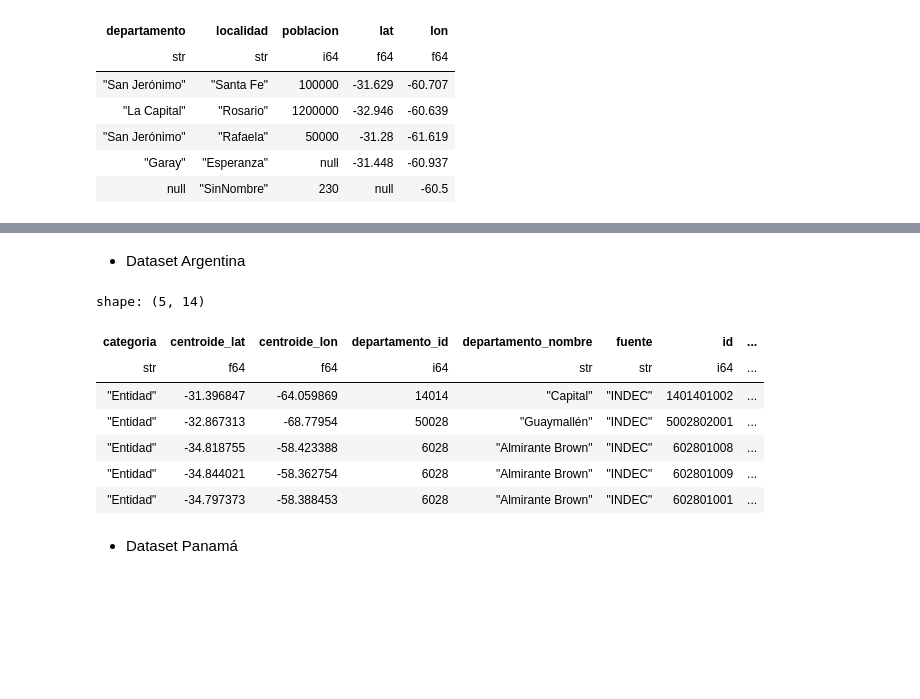
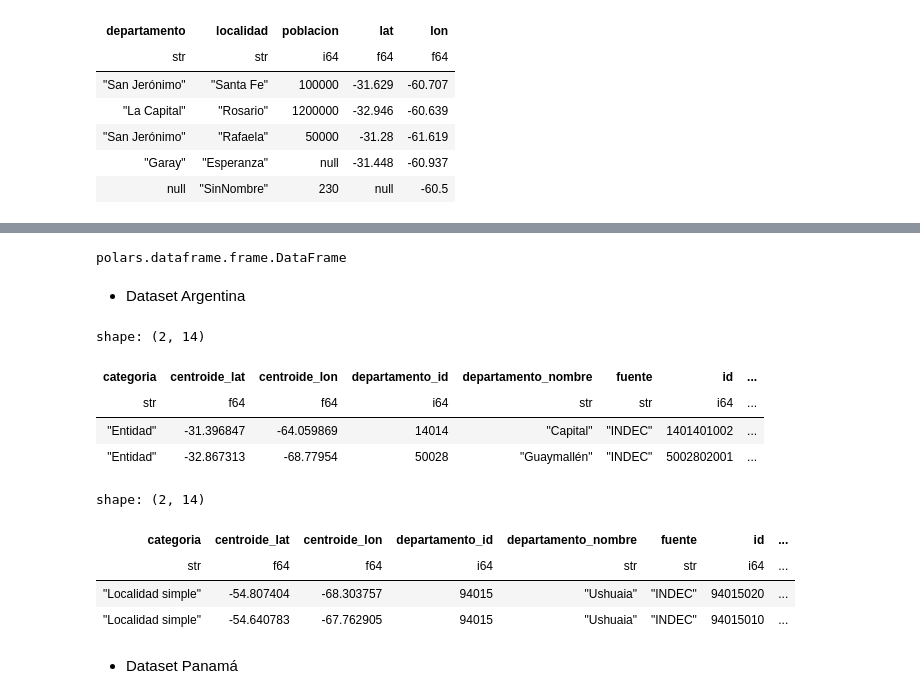
Before and after one commit to emilopez/datascience-course, a Jupyter notebook: clases/clase_04_polars_intro.ipynb, the cells around one changed output, grey strips where cells are left out. Saved outputs shown, nothing was run; the diff lists cells and outputs as text; code cells hidden in the pictures; blank space fills up the shorter version.

Commit message:
add: clase de polars 1

```diff
--- a/clases/clase_04_polars_intro.ipynb
+++ b/clases/clase_04_polars_intro.ipynb
@@ -45,19 +98,28 @@ shape: (5, 5)
+# %%
+type(df_lat_lon)
+# %% [output]
+polars.dataframe.frame.DataFrame
 # %% [markdown]
 - Dataset Argentina
 # %%
 path_loca_arg = Path.cwd().parent / "datos" / "localidades.csv"
 df_loca_arg = pl.read_csv(path_loca_arg)
 # %%
-df_loca_arg.head()
+df_loca_arg.head(2)
 # %% [output]
-shape: (5, 14)
+shape: (2, 14)
 | categoria | centroide_lat | centroide_lon | departamento_id | departamento_nombre | fuente | id | ... |
 | str | f64 | f64 | i64 | str | str | i64 | ... |
 | "Entidad" | -31.396847 | -64.059869 | 14014 | "Capital" | "INDEC" | 1401401002 | ... |
 | "Entidad" | -32.867313 | -68.77954 | 50028 | "Guaymallén" | "INDEC" | 5002802001 | ... |
-| "Entidad" | -34.818755 | -58.423388 | 6028 | "Almirante Brown" | "INDEC" | 602801008 | ... |
-| "Entidad" | -34.844021 | -58.362754 | 6028 | "Almirante Brown" | "INDEC" | 602801009 | ... |
-| "Entidad" | -34.797373 | -58.388453 | 6028 | "Almirante Brown" | "INDEC" | 602801001 | ... |
+# %%
+df_loca_arg.tail(2)
+# %% [output]
+shape: (2, 14)
+| categoria | centroide_lat | centroide_lon | departamento_id | departamento_nombre | fuente | id | ... |
+| str | f64 | f64 | i64 | str | str | i64 | ... |
+| "Localidad simple" | -54.807404 | -68.303757 | 94015 | "Ushuaia" | "INDEC" | 94015020 | ... |
+| "Localidad simple" | -54.640783 | -67.762905 | 94015 | "Ushuaia" | "INDEC" | 94015010 | ... |
 # %% [markdown]
 - Dataset Panamá
 # %%
```
Also changed, not shown: parts of 38 cells of this notebook.
